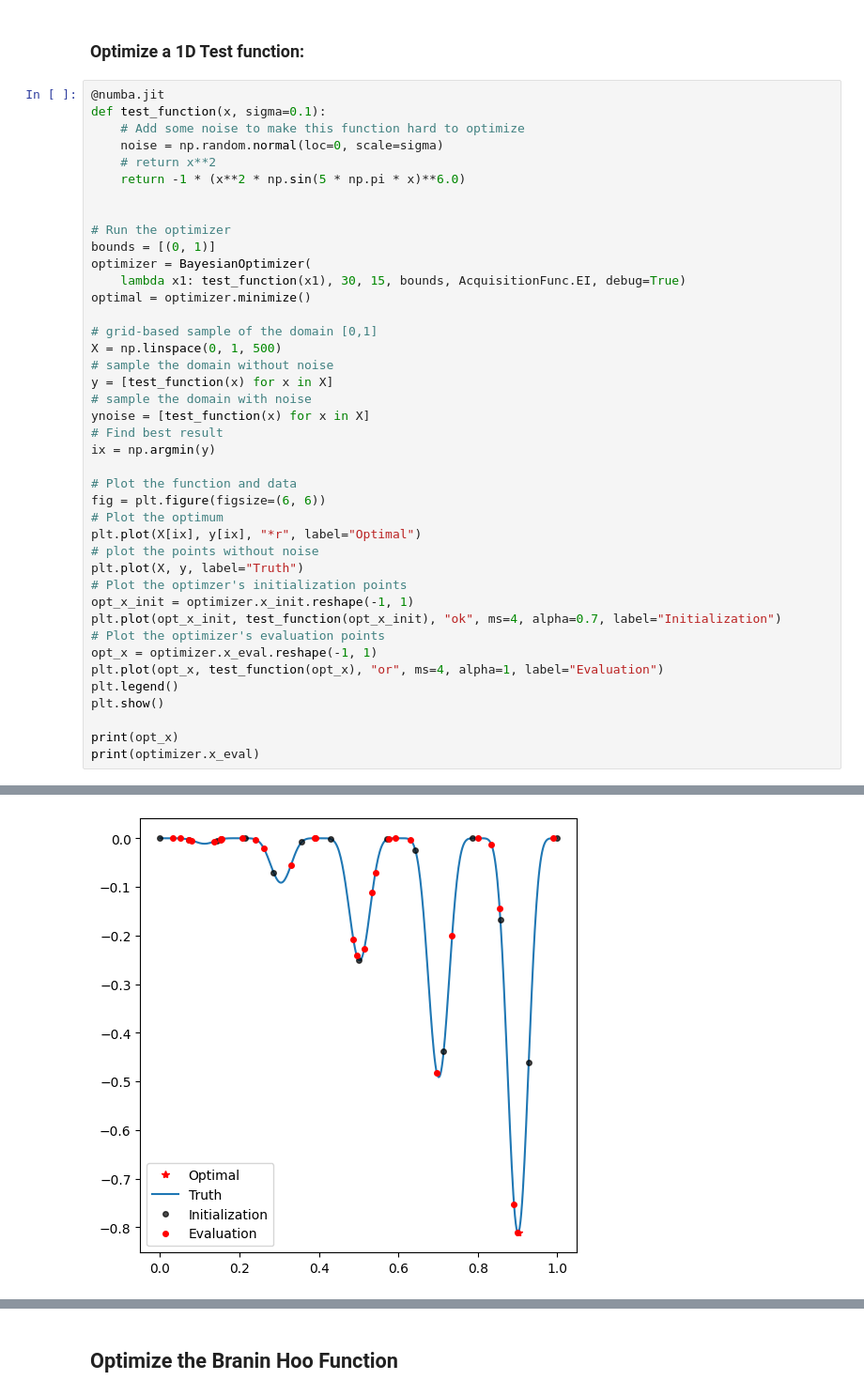
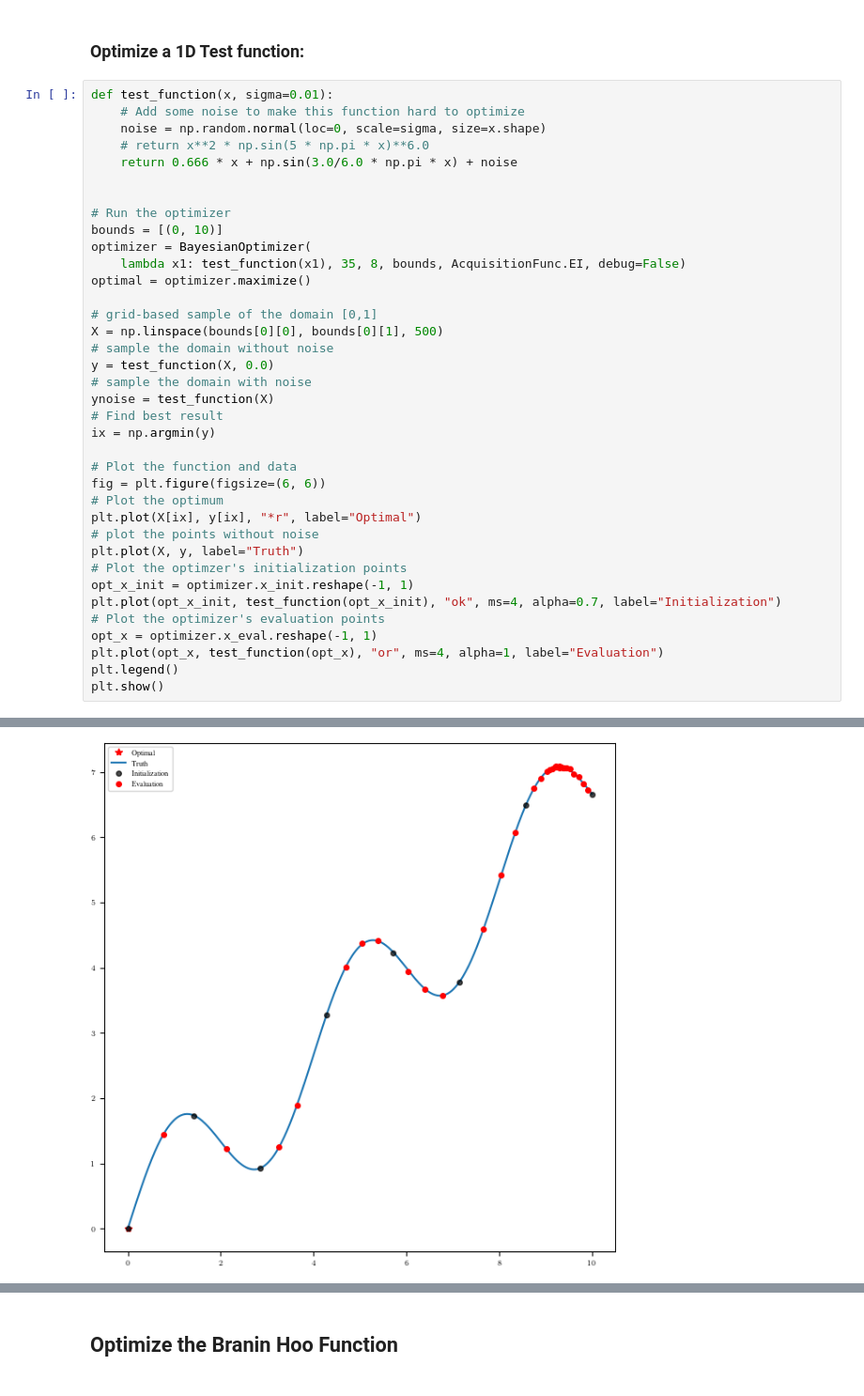
Before and after one commit to RichProgrammerEE/ECE524-Machine-Learning, a Jupyter notebook: final_project/bayesian_optimization.ipynb, the cells around one changed output, grey strips where cells are left out. Shown at 94% size. Cells and saved outputs as stored; diff of their text form.

```diff
--- a/final_project/bayesian_optimization.ipynb
+++ b/final_project/bayesian_optimization.ipynb
@@ -16,26 +17,25 @@ The autoreload extension is already loaded. To reload it, use:
 # %% [markdown]
 ### Optimize a 1D Test function:
 # %%
-@numba.jit
-def test_function(x, sigma=0.1):
+def test_function(x, sigma=0.01):
     # Add some noise to make this function hard to optimize
-    noise = np.random.normal(loc=0, scale=sigma)
-    # return x**2
-    return -1 * (x**2 * np.sin(5 * np.pi * x)**6.0)
+    noise = np.random.normal(loc=0, scale=sigma, size=x.shape)
+    # return x**2 * np.sin(5 * np.pi * x)**6.0
+    return 0.666 * x + np.sin(3.0/6.0 * np.pi * x) + noise
 
 
 # Run the optimizer
-bounds = [(0, 1)]
+bounds = [(0, 10)]
 optimizer = BayesianOptimizer(
-    lambda x1: test_function(x1), 30, 15, bounds, AcquisitionFunc.EI, debug=True)
-optimal = optimizer.minimize()
+    lambda x1: test_function(x1), 35, 8, bounds, AcquisitionFunc.EI, debug=False)
+optimal = optimizer.maximize()
 
 # grid-based sample of the domain [0,1]
-X = np.linspace(0, 1, 500)
+X = np.linspace(bounds[0][0], bounds[0][1], 500)
 # sample the domain without noise
-y = [test_function(x) for x in X]
+y = test_function(X, 0.0)
 # sample the domain with noise
-ynoise = [test_function(x) for x in X]
+ynoise = test_function(X)
 # Find best result
 ix = np.argmin(y)
 
@@ -53,7 +53,4 @@ opt_x = optimizer.x_eval.reshape(-1, 1)
 plt.plot(opt_x, test_function(opt_x), "or", ms=4, alpha=1, label="Evaluation")
 plt.legend()
 plt.show()
-
-print(opt_x)
-print(optimizer.x_eval)
 # %% [output]
@@ -77 +74 @@ Optimal COST: -0.8111991976784064, PARAMS: [0.90099819]
-[figure, old version]
+[figure, new version]
```
Also changed, not shown: parts of 5 cells of this notebook, 6 other files.
